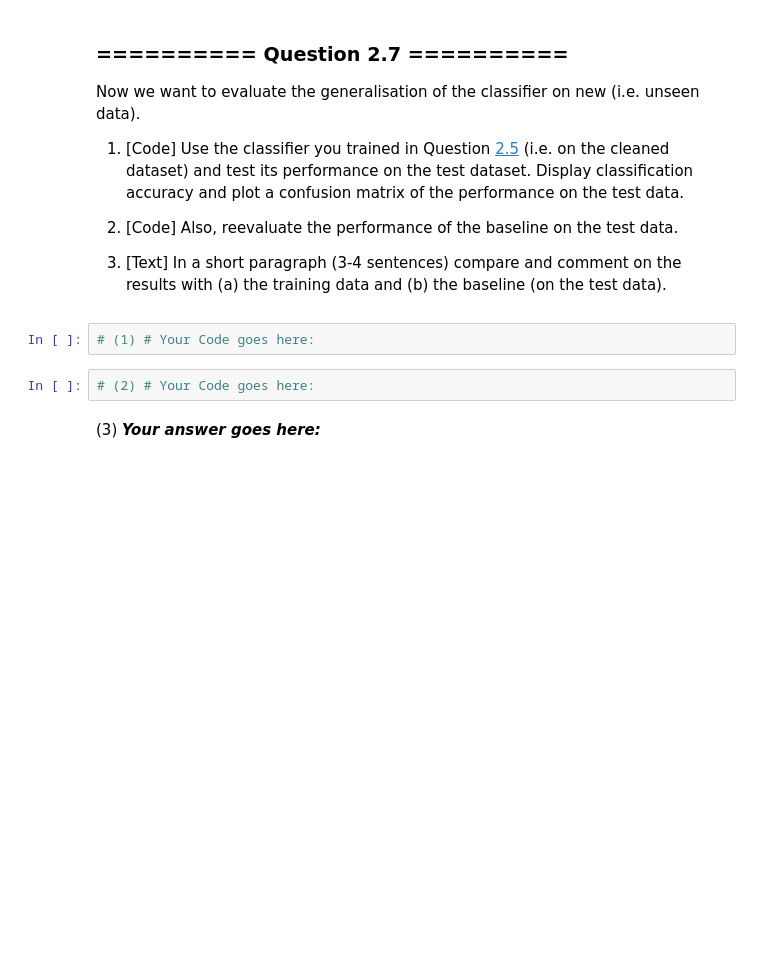
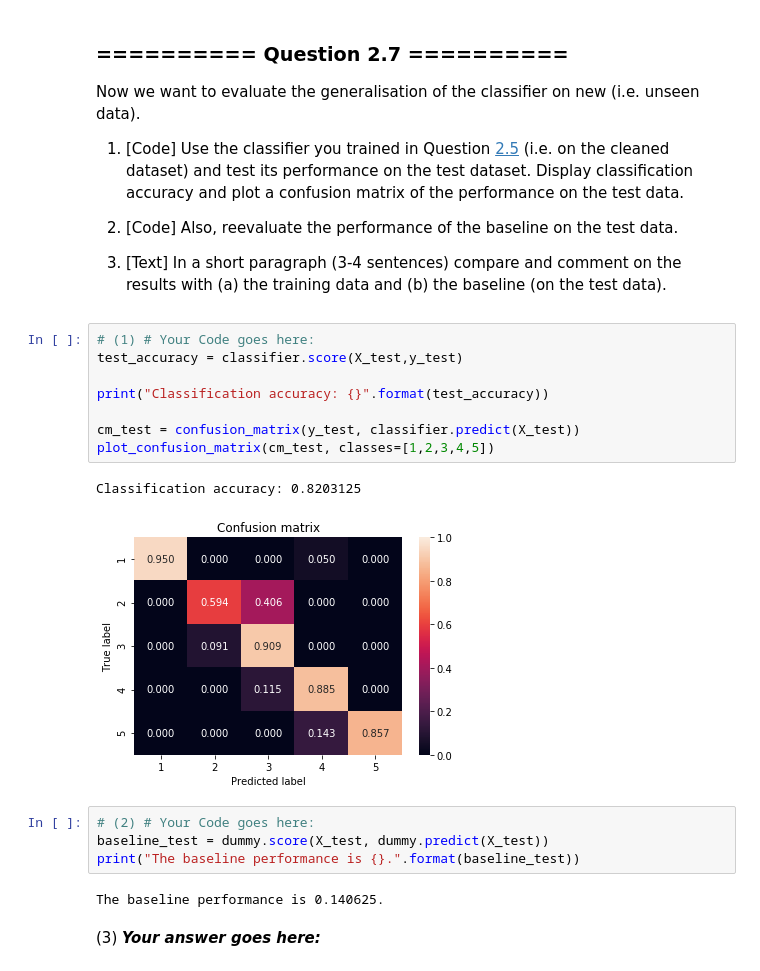
Before and after one commit to lauramasselos/IAML2019, a Jupyter notebook: assignments/Assignment1/Assignment1.ipynb, the cells around one changed output. Cells and saved outputs as stored; diff of their text form; blank space fills up the shorter version.

```diff
--- a/assignments/Assignment1/Assignment1.ipynb
+++ b/assignments/Assignment1/Assignment1.ipynb
@@ -203,10 +252,23 @@ Now we want to evaluate the generalisation of the classifier on new (i.e. unseen
 1. [Code] Also, reevaluate the performance of the baseline on the test data.
 
 1. [Text] In a short paragraph (3-4 sentences) compare and comment on the results with (a) the training data and (b) the baseline (on the test data).
-# %%
-# (1) # Your Code goes here:
+# %%
+# (1) # Your Code goes here:
+test_accuracy = classifier.score(X_test,y_test)
+
+print("Classification accuracy: {}".format(test_accuracy))
+
+cm_test = confusion_matrix(y_test, classifier.predict(X_test))
+plot_confusion_matrix(cm_test, classes=[1,2,3,4,5])
+# %% [output]
+Classification accuracy: 0.8203125
+[figure, added]
 # %%
 # (2) # Your Code goes here:
+baseline_test = dummy.score(X_test, dummy.predict(X_test))
+print("The baseline performance is {}.".format(baseline_test))
+# %% [output]
+The baseline performance is 0.140625.
 # %% [markdown]
 (3) ***Your answer goes here:***
 # %% [markdown]
```
Also changed, not shown: parts of 23 cells of this notebook.
